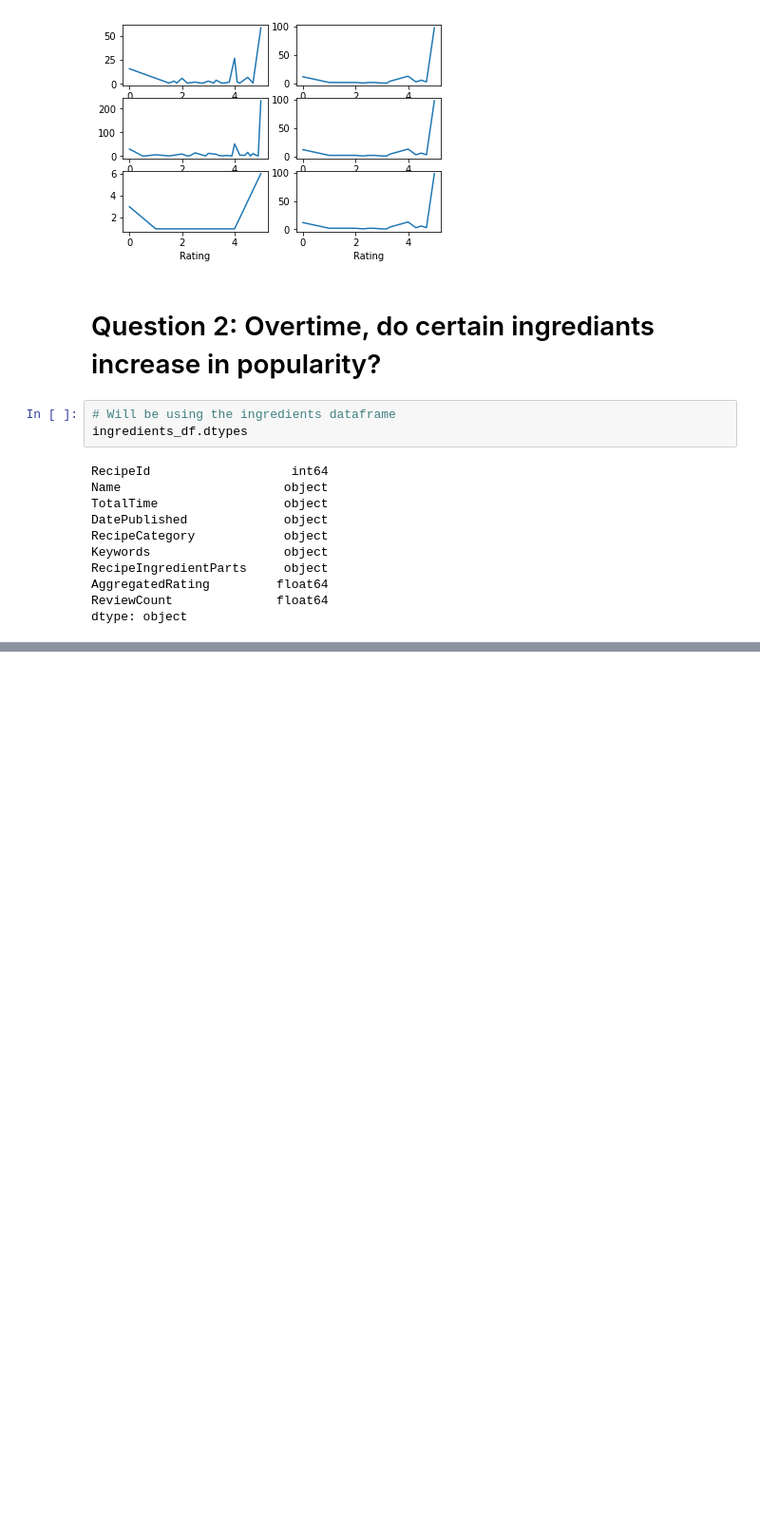
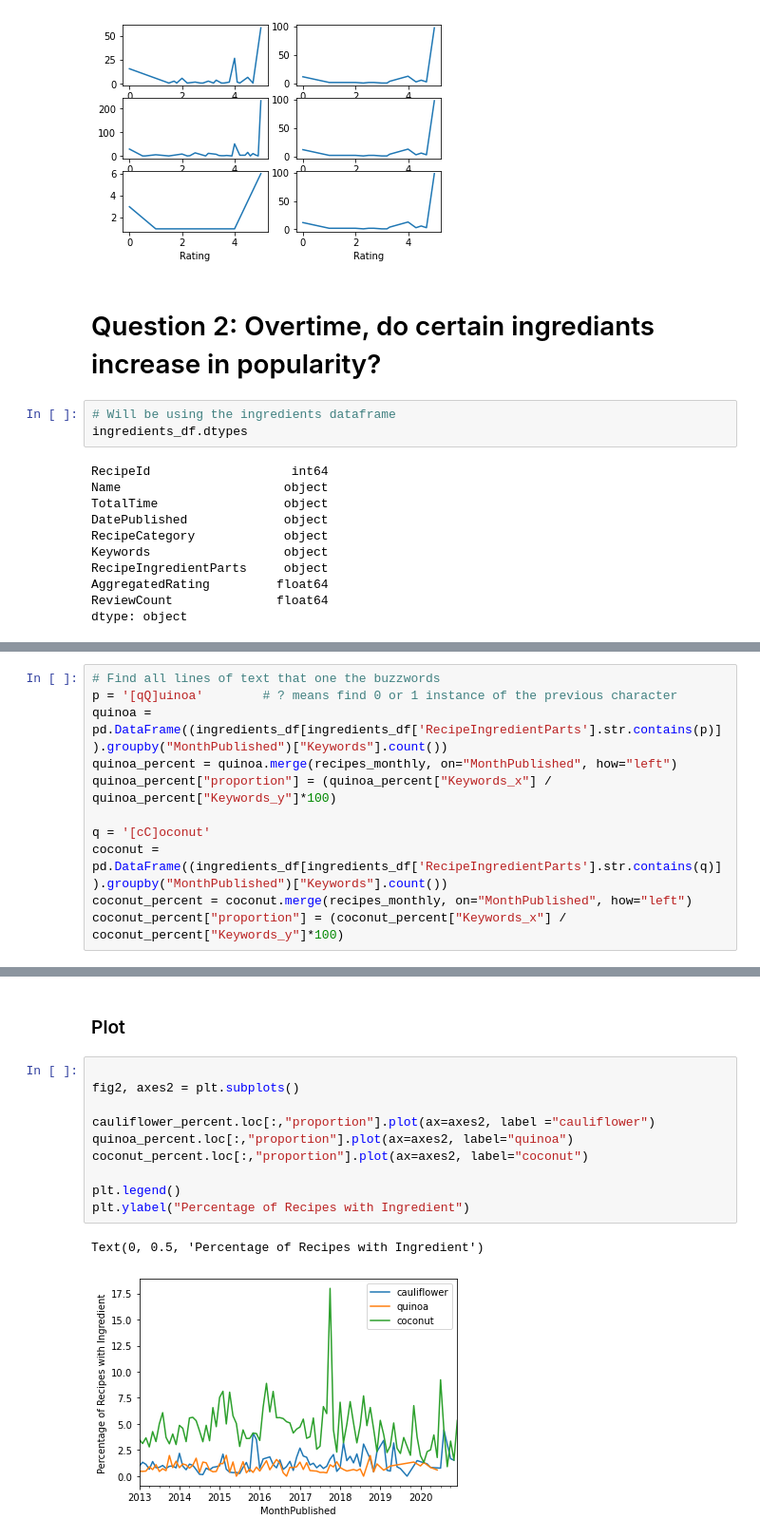
Before and after one commit to JenniferM-BShulyak/recipes, a Jupyter notebook: recipes_analysis.ipynb, the cells around one changed output, grey strips where cells are left out. Shown: that part at 95% size. Drawn from its saved outputs; the diff is of its cells as text; blank space fills up the shorter version.

```diff
--- a/recipes_analysis.ipynb
+++ b/recipes_analysis.ipynb
@@ -240,0 +225,11 @@ cauliflower_counts.plot()
+# %%
+# Find all lines of text that one the buzzwords
+p = '[qQ]uinoa'        # ? means find 0 or 1 instance of the previous character
+quinoa = pd.DataFrame((ingredients_df[ingredients_df['RecipeIngredientParts'].str.contains(p)]).groupby("MonthPublished")["Keywords"].count())
+quinoa_percent = quinoa.merge(recipes_monthly, on="MonthPublished", how="left")
+quinoa_percent["proportion"] = (quinoa_percent["Keywords_x"] / quinoa_percent["Keywords_y"]*100)
+
+q = '[cC]oconut'
+coconut = pd.DataFrame((ingredients_df[ingredients_df['RecipeIngredientParts'].str.contains(q)]).groupby("MonthPublished")["Keywords"].count())
+coconut_percent = coconut.merge(recipes_monthly, on="MonthPublished", how="left")
+coconut_percent["proportion"] = (coconut_percent["Keywords_x"] / coconut_percent["Keywords_y"]*100)
@@ -240,0 +253,15 @@ cauliflower_counts.plot()
+# %% [markdown]
+### Plot
+# %%
+
+fig2, axes2 = plt.subplots()
+
+cauliflower_percent.loc[:,"proportion"].plot(ax=axes2, label ="cauliflower")
+quinoa_percent.loc[:,"proportion"].plot(ax=axes2, label="quinoa")
+coconut_percent.loc[:,"proportion"].plot(ax=axes2, label="coconut")
+
+plt.legend()
+plt.ylabel("Percentage of Recipes with Ingredient")
+# %% [output]
+Text(0, 0.5, 'Percentage of Recipes with Ingredient')
+[figure, added]
```
Also changed, not shown: parts of 13 cells of this notebook.
